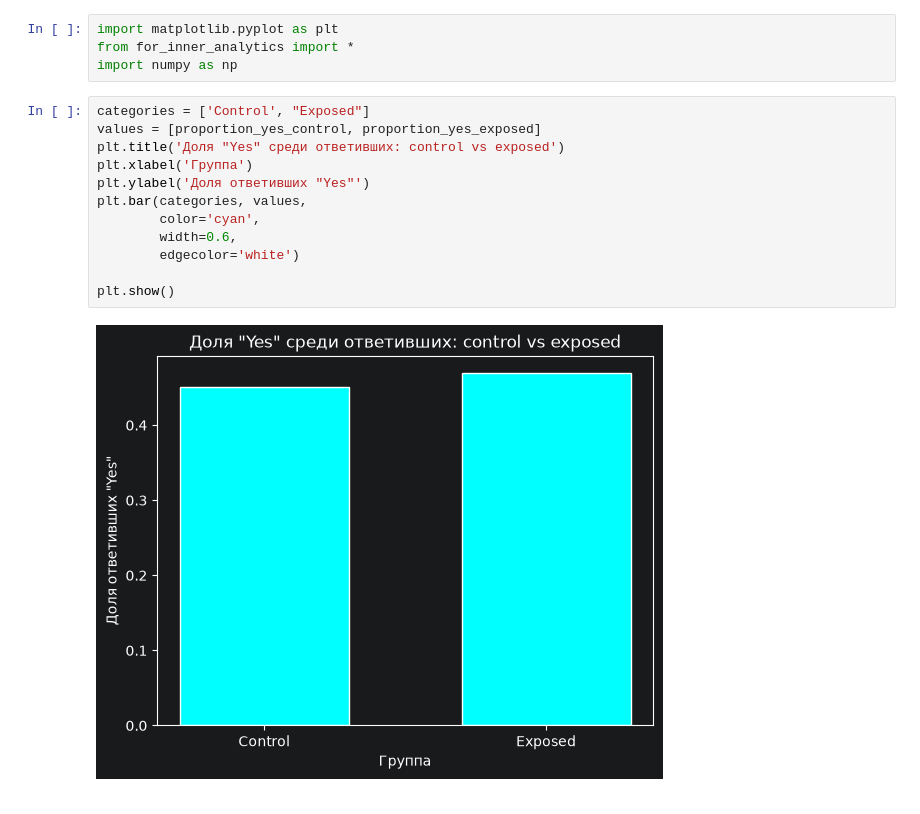
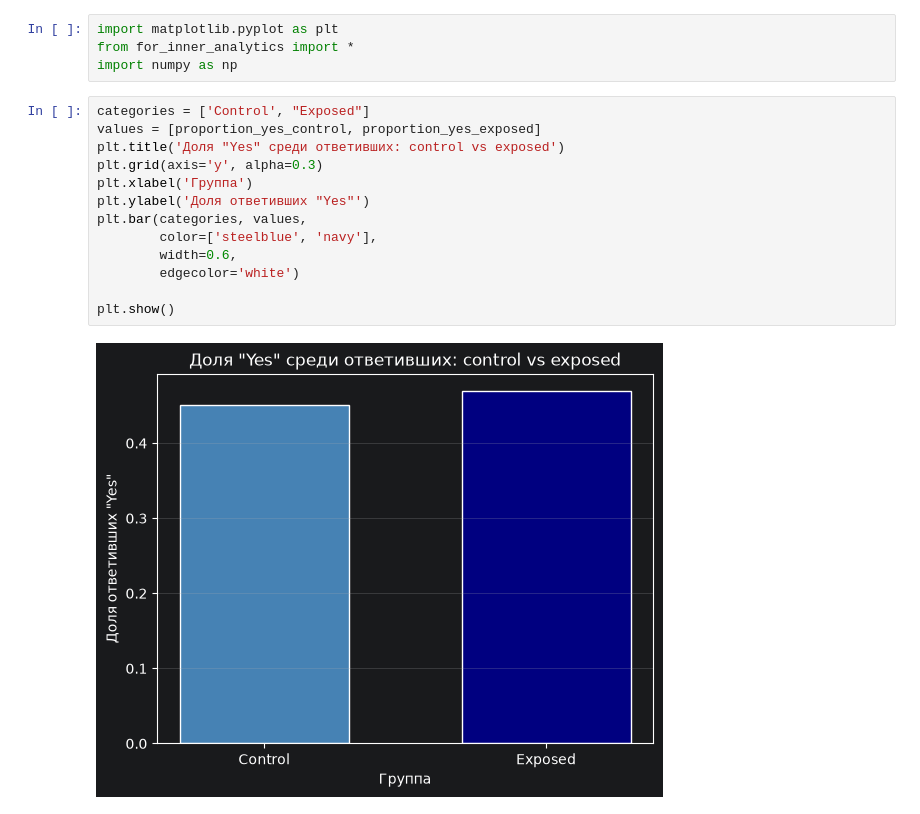
Before and after one commit to SanNyy9/Ad-A-B-Testing, a Jupyter notebook: visualisation.ipynb, the cells around one changed output. Saved outputs shown, nothing was run; the diff lists cells and outputs as text.

```diff
--- a/visualisation.ipynb
+++ b/visualisation.ipynb
@@ -5,14 +5,15 @@ import numpy as np
 # %%
 categories = ['Control', "Exposed"]
 values = [proportion_yes_control, proportion_yes_exposed]
 plt.title('Доля "Yes" среди ответивших: control vs exposed')
+plt.grid(axis='y', alpha=0.3)
 plt.xlabel('Группа')
 plt.ylabel('Доля ответивших "Yes"')
 plt.bar(categories, values,
-        color='cyan',
+        color=['steelblue', 'navy'],
         width=0.6,
         edgecolor='white')
 
 plt.show()
 # %% [output]
-[figure, old version]
+[figure, new version]
```
Also changed, not shown: parts of 3 cells of this notebook, 2 other files.
